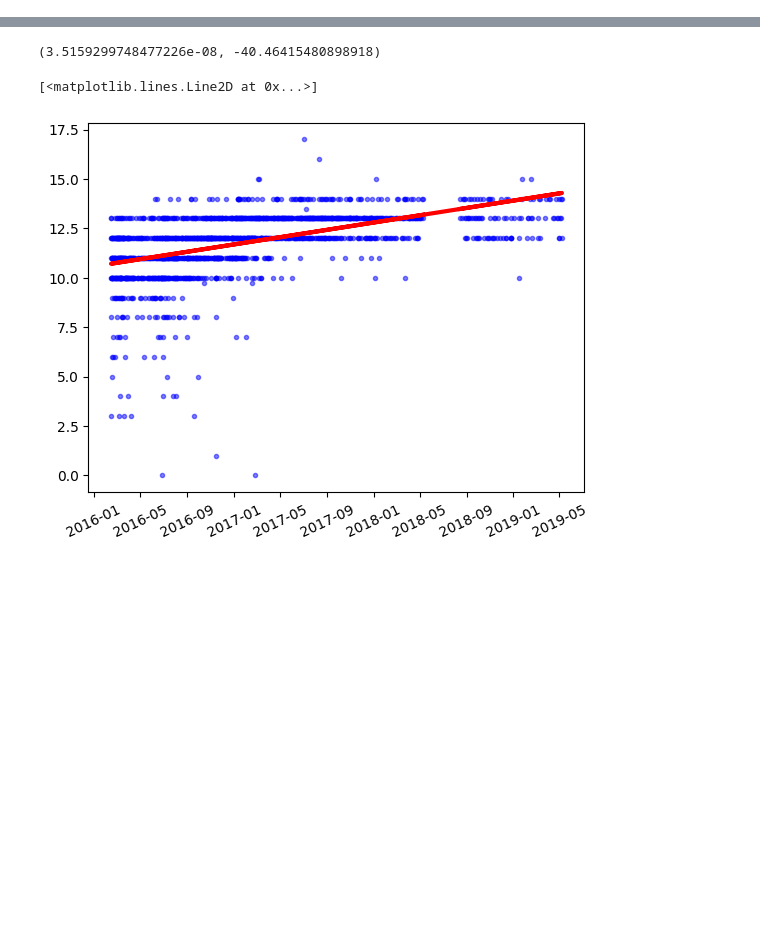
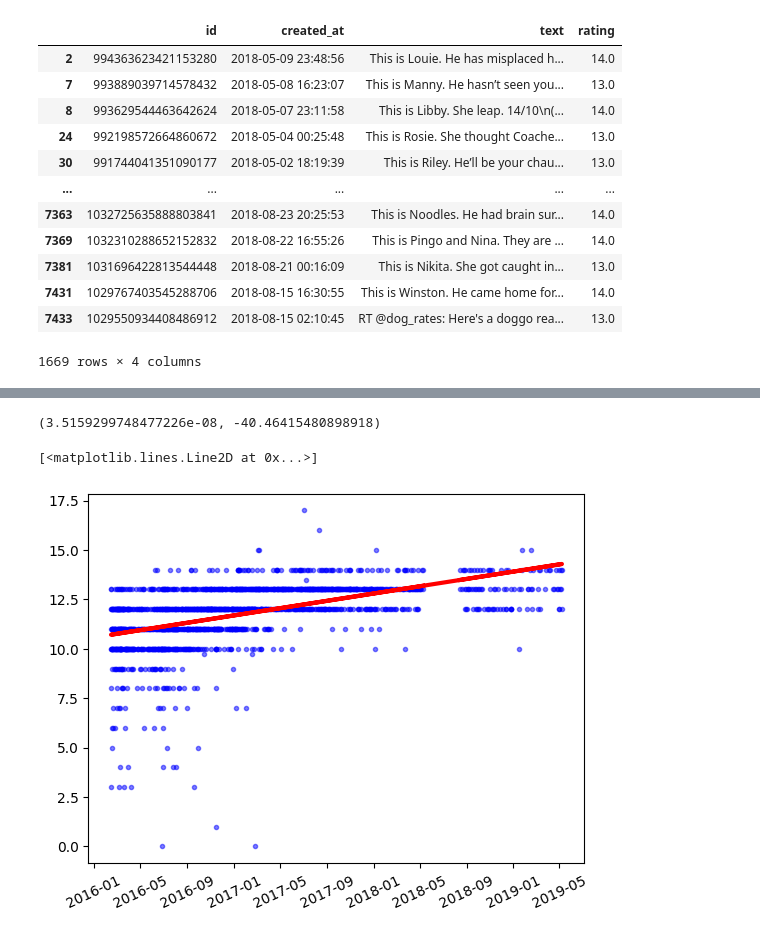
Before and after one commit to ebarylko/cmpt-353, a Jupyter notebook: assignment-2/dog-rates.ipynb, the cells around one changed output, grey strips where cells are left out. Saved outputs shown, nothing was run; the diff lists cells and outputs as text; code cells hidden in the pictures; blank space fills up the shorter version.

Commit message:
Corrected test_dates_and_ratings_of_valid_tweets

```diff
--- a/assignment-2/dog-rates.ipynb
+++ b/assignment-2/dog-rates.ipynb
@@ -50,11 +50,26 @@ def dates_and_ratings_of_valid_tweets(tweets):
     corresponding to that date which contains a rating of the form x/10,
     where x is in [0, 25]
     """
-    return dog_rates.assign(rating=dog_rates['text'].apply(tweet_to_rating)).dropna()
+    return tweets.assign(rating=tweets['text'].apply(tweet_to_rating)).dropna()
 # %%
 tweets_with_valid_ratings = dates_and_ratings_of_valid_tweets(dog_rates)
 ratings = tweets_with_valid_ratings['rating']
 dates = tweets_with_valid_ratings['created_at']
+tweets_with_valid_ratings
+# %% [output]
+|  | id | created_at | text | rating |
+| 2 | 994363623421153280 | 2018-05-09 23:48:56 | This is Louie. He has misplaced h... | 14.0 |
+| 7 | 993889039714578432 | 2018-05-08 16:23:07 | This is Manny. He hasn’t seen you... | 13.0 |
+| 8 | 993629544463642624 | 2018-05-07 23:11:58 | This is Libby. She leap. 14/10\n(... | 14.0 |
+| 24 | 992198572664860672 | 2018-05-04 00:25:48 | This is Rosie. She thought Coache... | 13.0 |
+| 30 | 991744041351090177 | 2018-05-02 18:19:39 | This is Riley. He’ll be your chau... | 13.0 |
+| ... | ... | ... | ... | ... |
+| 7363 | 1032725635888803841 | 2018-08-23 20:25:53 | This is Noodles. He had brain sur... | 14.0 |
+| 7369 | 1032310288652152832 | 2018-08-22 16:55:26 | This is Pingo and Nina. They are ... | 14.0 |
+| 7381 | 1031696422813544448 | 2018-08-21 00:16:09 | This is Nikita. She got caught in... | 13.0 |
+| 7431 | 1029767403545288706 | 2018-08-15 16:30:55 | This is Winston. He came home for... | 14.0 |
+| 7433 | 1029550934408486912 | 2018-08-15 02:10:45 | RT @dog_rates: Here's a doggo rea... | 13.0 |
+1669 rows × 4 columns
 # %%
 def slope_and_intercept_of_best_fit_line(x_cors, y_cors):
     regress_info = linregress(x_cors, y_cors)
```
Also changed, not shown: 1 other file.
